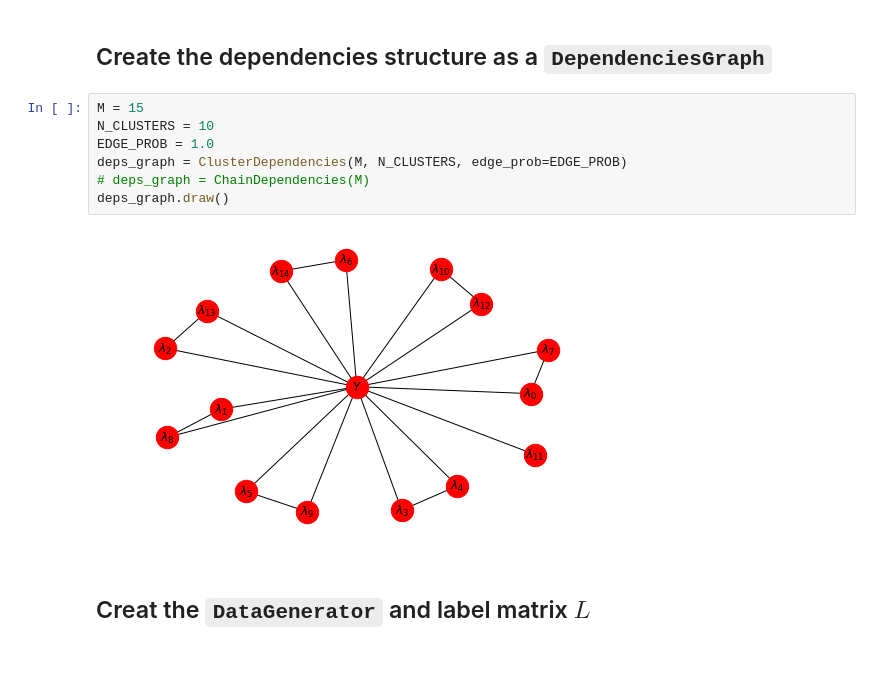
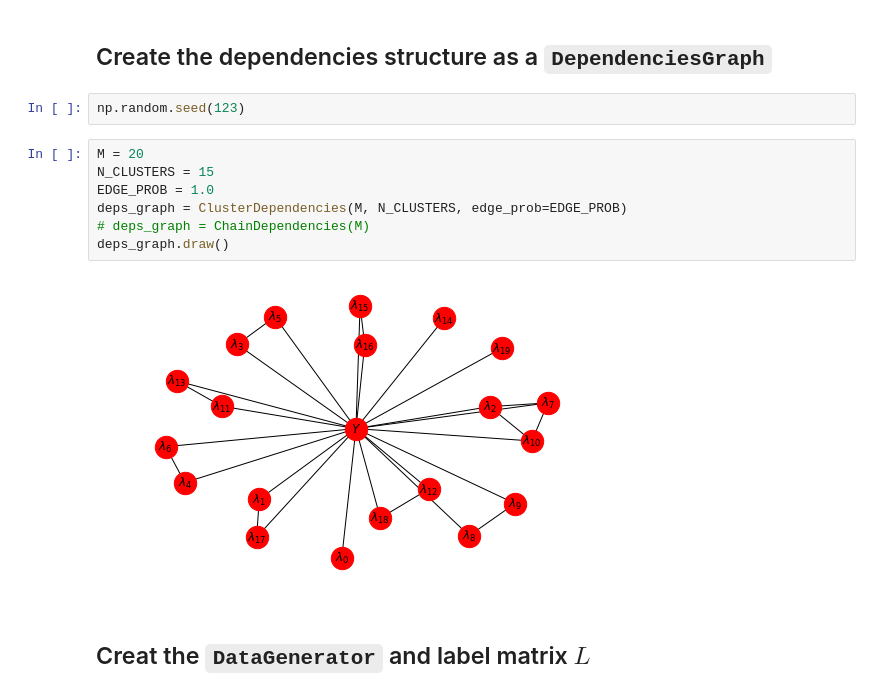
Before and after one commit to HazyResearch/metal, a Jupyter notebook: notebooks/Basic_Pipeline_from_L_SPA.ipynb, the cells around one changed output. Drawn from its saved outputs; the diff is of its cells as text; blank space fills up the shorter version.

```diff
--- a/notebooks/Basic_Pipeline_from_L_SPA.ipynb
+++ b/notebooks/Basic_Pipeline_from_L_SPA.ipynb
@@ -32,15 +32,17 @@ The autoreload extension is already loaded. To reload it, use:
   %reload_ext autoreload
 # %% [markdown]
 ## Create the dependencies structure as a `DependenciesGraph`
+# %%
+np.random.seed(123)
 # %%
-M = 15
-N_CLUSTERS = 10
+M = 20
+N_CLUSTERS = 15
 EDGE_PROB = 1.0
 deps_graph = ClusterDependencies(M, N_CLUSTERS, edge_prob=EDGE_PROB)
 # deps_graph = ChainDependencies(M)
 deps_graph.draw()
 # %% [output]
-[figure, old version]
+[figure, new version]
 # %% [markdown]
 ## Creat the `DataGenerator` and label matrix $L$
 # %%
```
Also changed, not shown: parts of 7 cells of this notebook, 3 other files.
